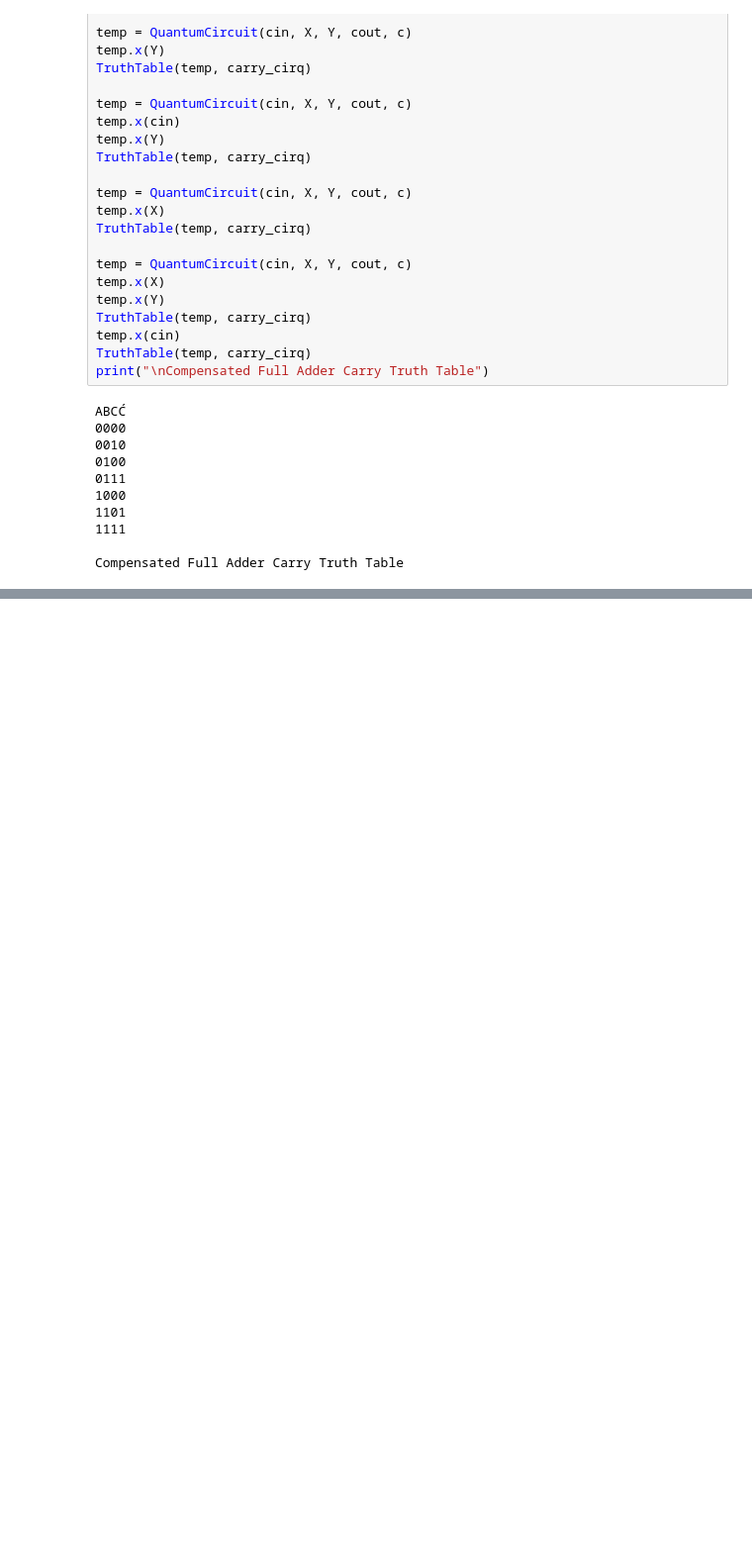
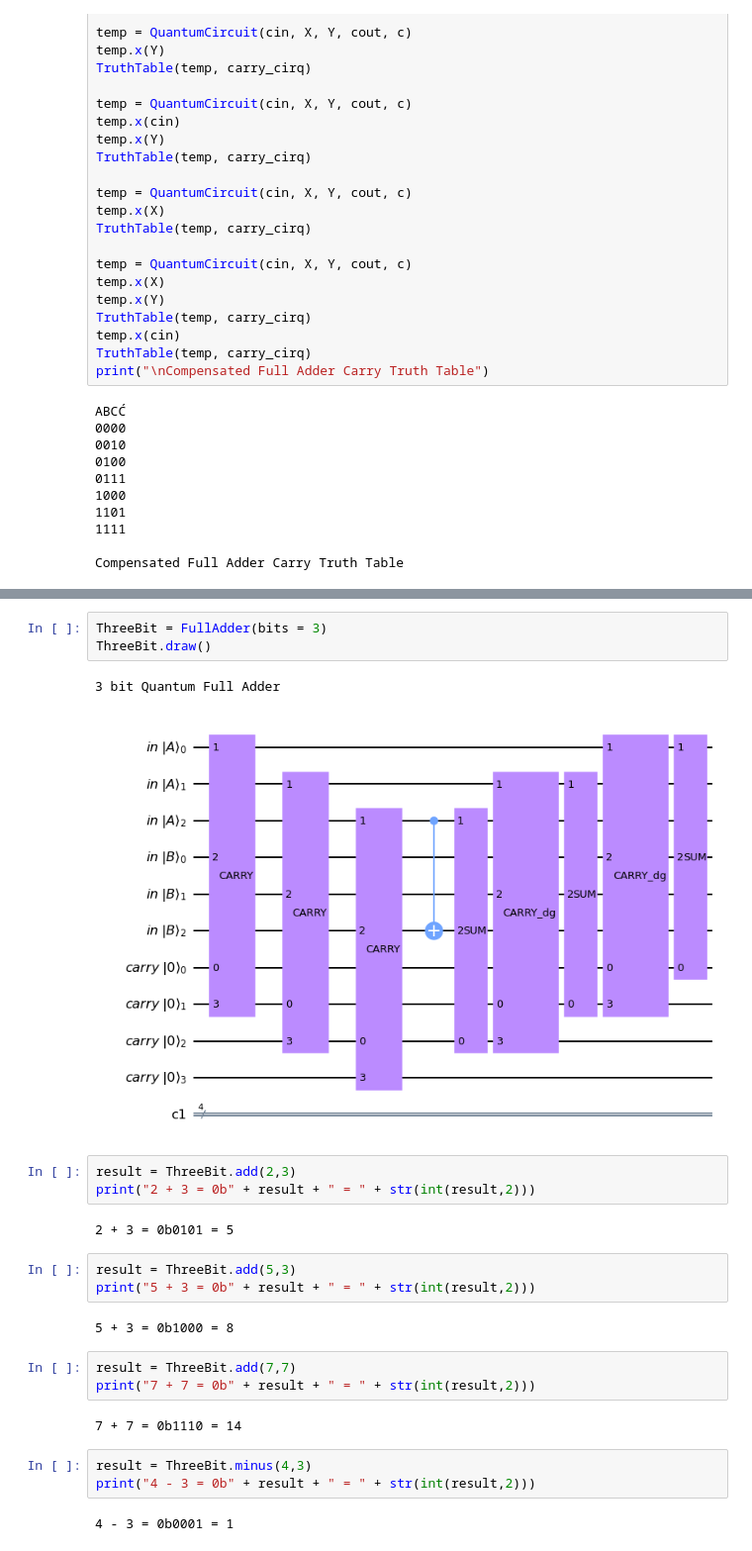
Before and after one commit to JAllsop/Quantum-Full-Adder, a Jupyter notebook: ELEN4022_Lab_2_2021.ipynb, the cells around one changed output, grey strips where cells are left out. Shown: that part at 99% size. Saved outputs shown, nothing was run; the diff lists cells and outputs as text; blank space fills up the shorter version.

Commit message:
General Full Adder Class

```diff
--- a/ELEN4022_Lab_2_2021.ipynb
+++ b/ELEN4022_Lab_2_2021.ipynb
@@ -194,0 +247,26 @@ Figure 3: Classical Full Adder Truth Table
+# %%
+ThreeBit = FullAdder(bits = 3)
+ThreeBit.draw()
+# %% [output]
+3 bit Quantum Full Adder
+[figure, added]
+# %%
+result = ThreeBit.add(2,3)
+print("2 + 3 = 0b" + result + " = " + str(int(result,2)))
+# %% [output]
+2 + 3 = 0b0101 = 5
+# %%
+result = ThreeBit.add(5,3)
+print("5 + 3 = 0b" + result + " = " + str(int(result,2)))
+# %% [output]
+5 + 3 = 0b1000 = 8
+# %%
+result = ThreeBit.add(7,7)
+print("7 + 7 = 0b" + result + " = " + str(int(result,2)))
+# %% [output]
+7 + 7 = 0b1110 = 14
+# %%
+result = ThreeBit.minus(4,3)
+print("4 - 3 = 0b" + result + " = " + str(int(result,2)))
+# %% [output]
+4 - 3 = 0b0001 = 1
```
Also changed, not shown: parts of 3 cells of this notebook.
